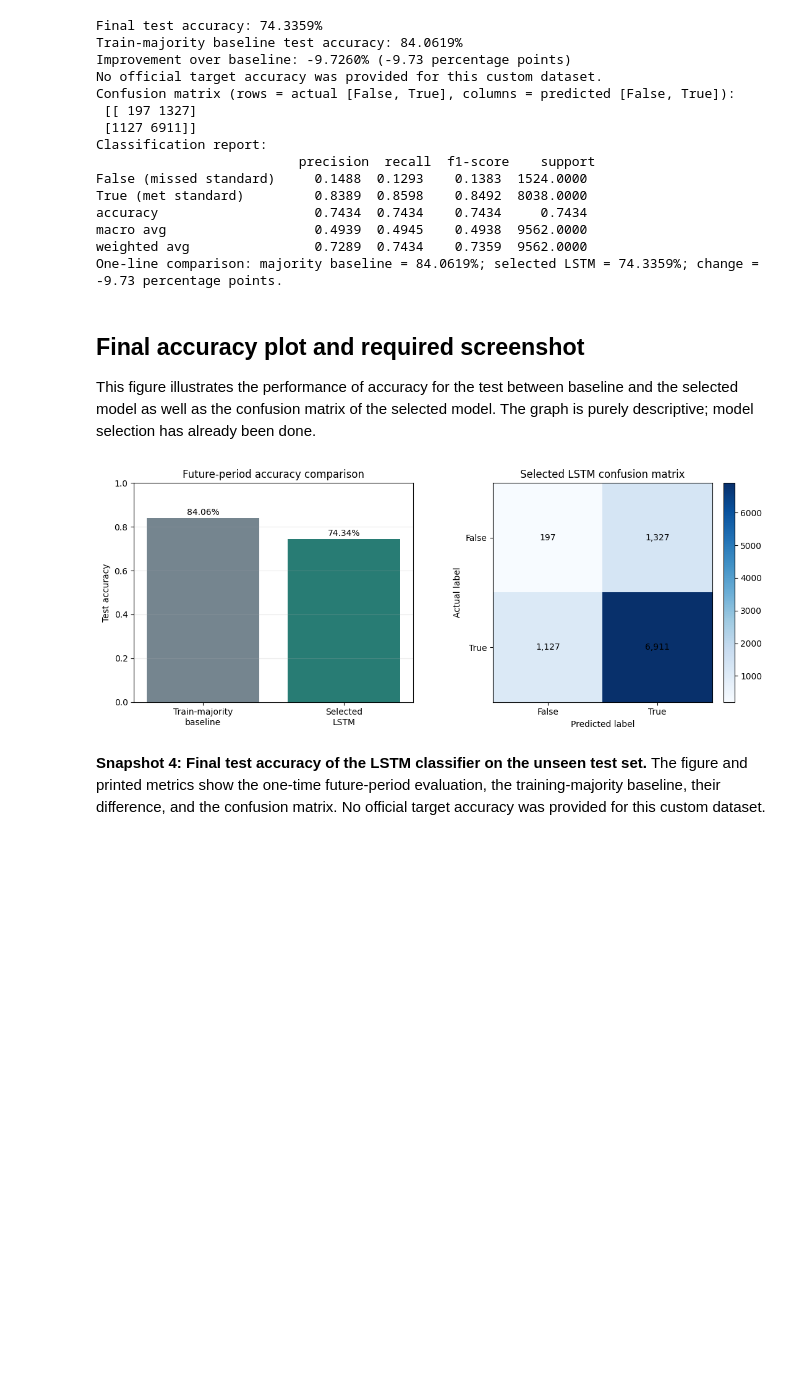
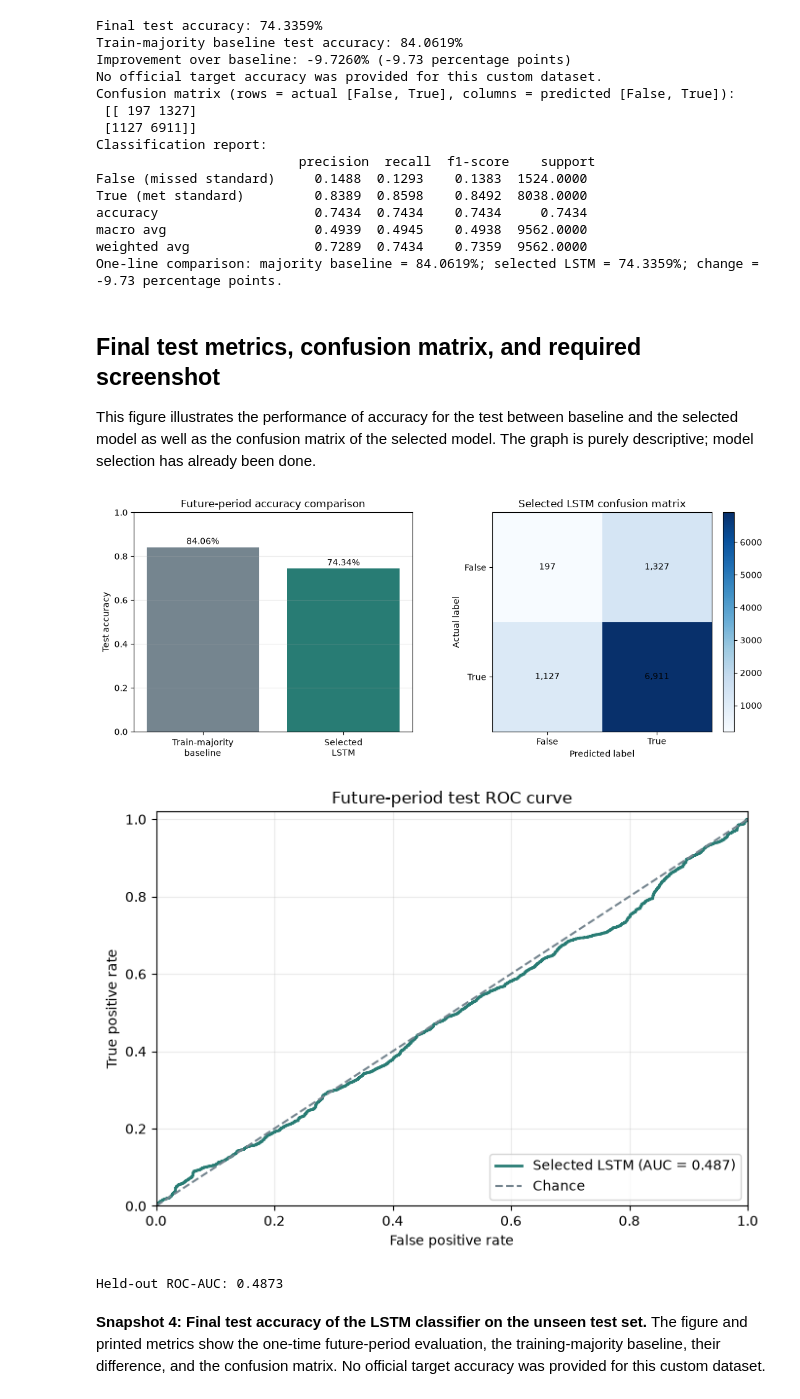
Before and after one commit to BishwadeepRai/Smart-queue-Time-Management-system, a Jupyter notebook: week 5/week5_rnn_lstm.ipynb, the cells around one changed output. Saved outputs shown, nothing was run; the diff lists cells and outputs as text; code cells hidden in the pictures; blank space fills up the shorter version.

```diff
--- a/week 5/week5_rnn_lstm.ipynb
+++ b/week 5/week5_rnn_lstm.ipynb
@@ -613,6 +613,34 @@ final_classification_report = classification_report(
     output_dict=True,
 )
 
+final_test_roc_auc = float(roc_auc_score(y_test, test_probabilities))
+project_root = DATA_PATH.resolve().parent.parent
+week5_output_dir = project_root / "week 5" / "outputs"
+week5_image_dir = project_root / "week 5" / "images"
+week5_output_dir.mkdir(parents=True, exist_ok=True)
+week5_image_dir.mkdir(parents=True, exist_ok=True)
+week5_metrics = {
+    "experiment": best_experiment_name,
+    "seed": SEED,
+    "sequence_length": SEQUENCE_LENGTH,
+    "selected_parameters": best_result["parameters"],
+    "test_metrics": {
+        "accuracy": final_test_accuracy,
+        "train_majority_baseline_accuracy": majority_baseline_test_accuracy,
+        "accuracy_improvement": accuracy_improvement,
+        "roc_auc": final_test_roc_auc,
+        "missed_standard": final_classification_report["False (missed standard)"],
+        "met_standard": final_classification_report["True (met standard)"],
+        "macro_avg": final_classification_report["macro avg"],
+        "weighted_avg": final_classification_report["weighted avg"],
+    },
+    "confusion_matrix_labels": ["False (missed standard)", "True (met standard)"],
+    "confusion_matrix": final_confusion_matrix.tolist(),
+    "classification_report": final_classification_report,
+}
+with (week5_output_dir / "week5_results.json").open("w", encoding="utf-8") as result_file:
+    json.dump(week5_metrics, result_file, indent=2)
+
 print(f"Final test accuracy: {final_test_accuracy:.4%}")
 print(f"Train-majority baseline test accuracy: {majority_baseline_test_accuracy:.4%}")
 print(f"Improvement over baseline: {accuracy_improvement:+.4%} ({accuracy_improvement * 100:+.2f} percentage points)")
@@ -639,7 +667,7 @@ macro avg                   0.4939  0.4945    0.4938  9562.0000
 weighted avg                0.7289  0.7434    0.7359  9562.0000
 One-line comparison: majority baseline = 84.0619%; selected LSTM = 74.3359%; change = -9.73 percentage points.
 # %% [markdown]
-## Final accuracy plot and required screenshot
+## Final test metrics, confusion matrix, and required screenshot
 
 This figure illustrates the performance of accuracy for the test between baseline and the selected model as well as the confusion matrix of the selected model. The graph is purely descriptive; model selection has already been done.
 # %%
@@ -665,9 +693,27 @@ for row in range(2):
         axes[1].text(column, row, f"{final_confusion_matrix[row, column]:,}", ha="center", va="center")
 fig.colorbar(image, ax=axes[1], fraction=0.046, pad=0.04)
 fig.tight_layout()
+fig.savefig(week5_image_dir / "fig9_test_results.png", dpi=160, bbox_inches="tight")
 plt.show()
 # %% [output]
-[figure, old version]
+[figure, new version]
+# %%
+## Held-out ROC curve and AUC
+
+fpr, tpr, _ = roc_curve(y_test, test_probabilities)
+fig, ax = plt.subplots(figsize=(7, 5))
+ax.plot(fpr, tpr, color="#287c74", lw=2, label=f"Selected LSTM (AUC = {final_test_roc_auc:.3f})")
+ax.plot([0, 1], [0, 1], color="#75858f", linestyle="--", label="Chance")
+ax.set(xlim=(0, 1), ylim=(0, 1.02), xlabel="False positive rate", ylabel="True positive rate", title="Future-period test ROC curve")
+ax.legend(loc="lower right")
+ax.grid(alpha=0.25)
+fig.tight_layout()
+fig.savefig(week5_image_dir / "fig10_roc_curve.png", dpi=160, bbox_inches="tight")
+plt.show()
+print(f"Held-out ROC-AUC: {final_test_roc_auc:.4f}")
+# %% [output]
+[figure, added]
+Held-out ROC-AUC: 0.4873
 # %% [markdown]
 **Snapshot 4: Final test accuracy of the LSTM classifier on the unseen test set.** The figure and printed metrics show the one-time future-period evaluation, the training-majority baseline, their difference, and the confusion matrix. No official target accuracy was provided for this custom dataset.
 # %% [markdown]
```
Also changed, not shown: parts of 5 cells of this notebook, 27 other files.
